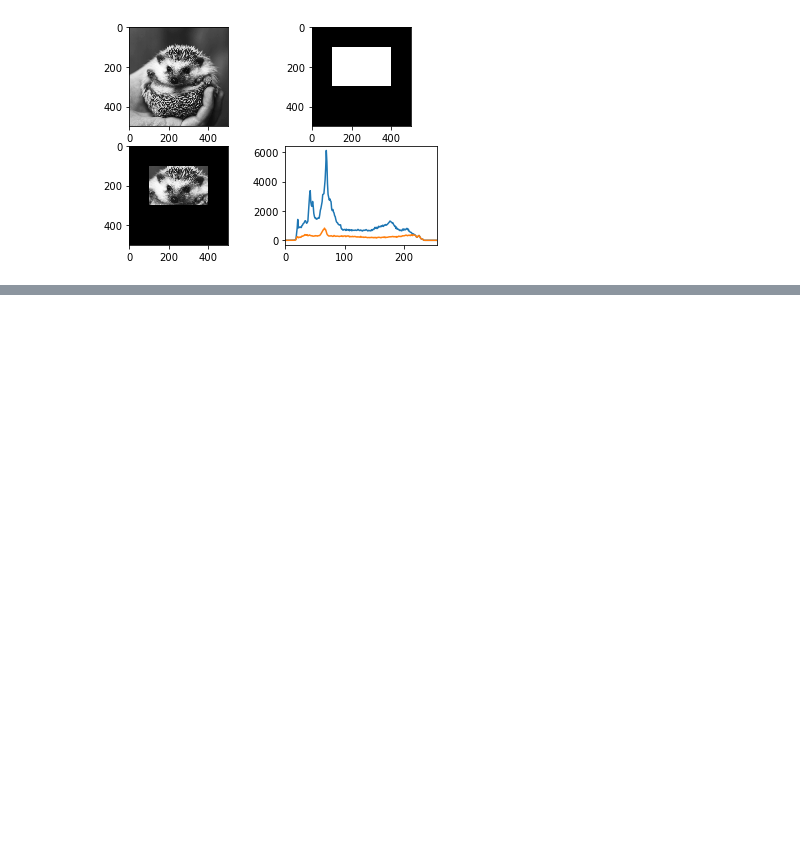
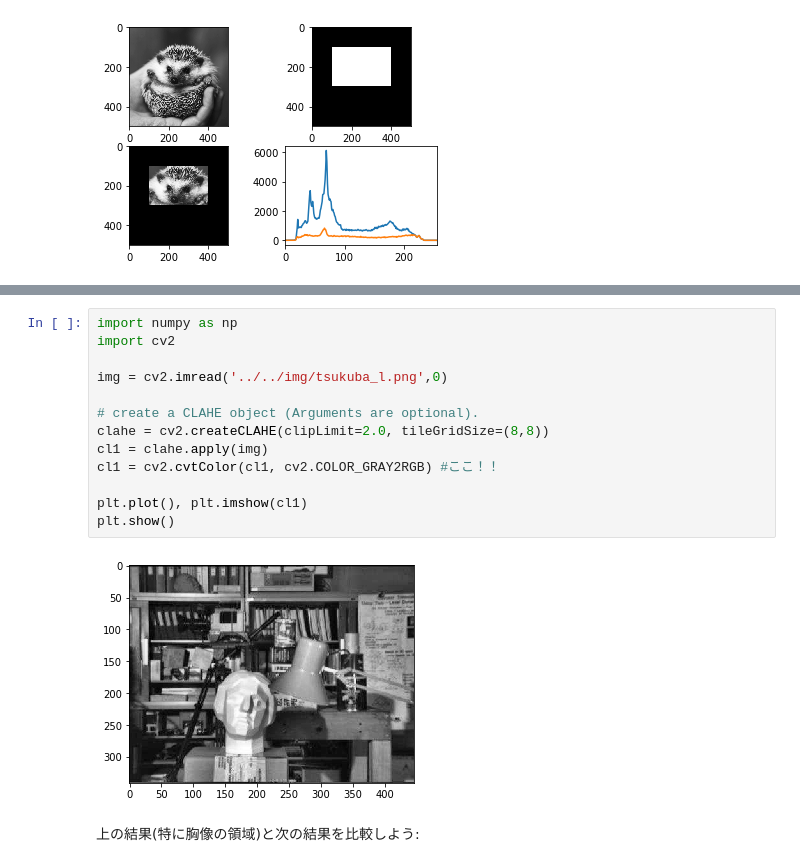
Before and after one commit to miyamotok0105/opencv_sample, a Jupyter notebook: tutorial/py_image_display/12ヒストグラム.ipynb, the cells around one changed output, grey strips where cells are left out. Drawn from its saved outputs; the diff is of its cells as text; blank space fills up the shorter version.

```diff
--- a/tutorial/py_image_display/12ヒストグラム.ipynb
+++ b/tutorial/py_image_display/12ヒストグラム.ipynb
@@ -80,0 +183,17 @@ plt.show()
+# %%
+import numpy as np
+import cv2
+
+img = cv2.imread('../../img/tsukuba_l.png',0)
+
+# create a CLAHE object (Arguments are optional).
+clahe = cv2.createCLAHE(clipLimit=2.0, tileGridSize=(8,8))
+cl1 = clahe.apply(img)
+cl1 = cv2.cvtColor(cl1, cv2.COLOR_GRAY2RGB) #ここ！！
+
+plt.plot(), plt.imshow(cl1)
+plt.show()
+# %% [output]
+[figure, added]
+# %% [markdown]
+上の結果(特に胸像の領域)と次の結果を比較しよう:
```
Also changed, not shown: parts of 19 cells of this notebook, 3 other files.
